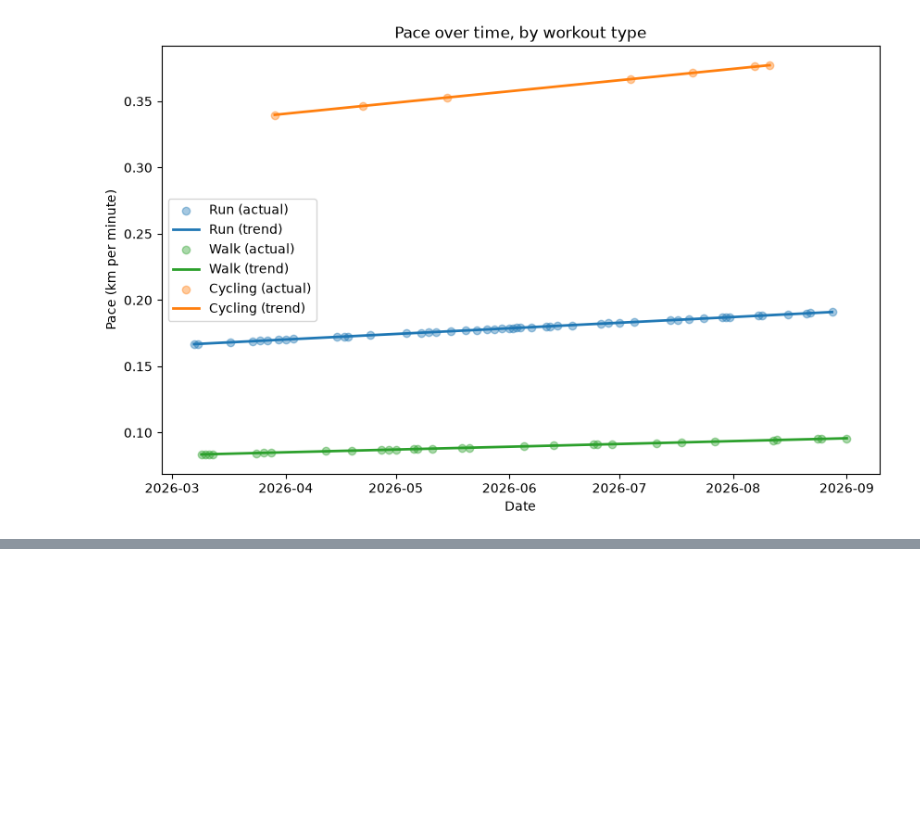
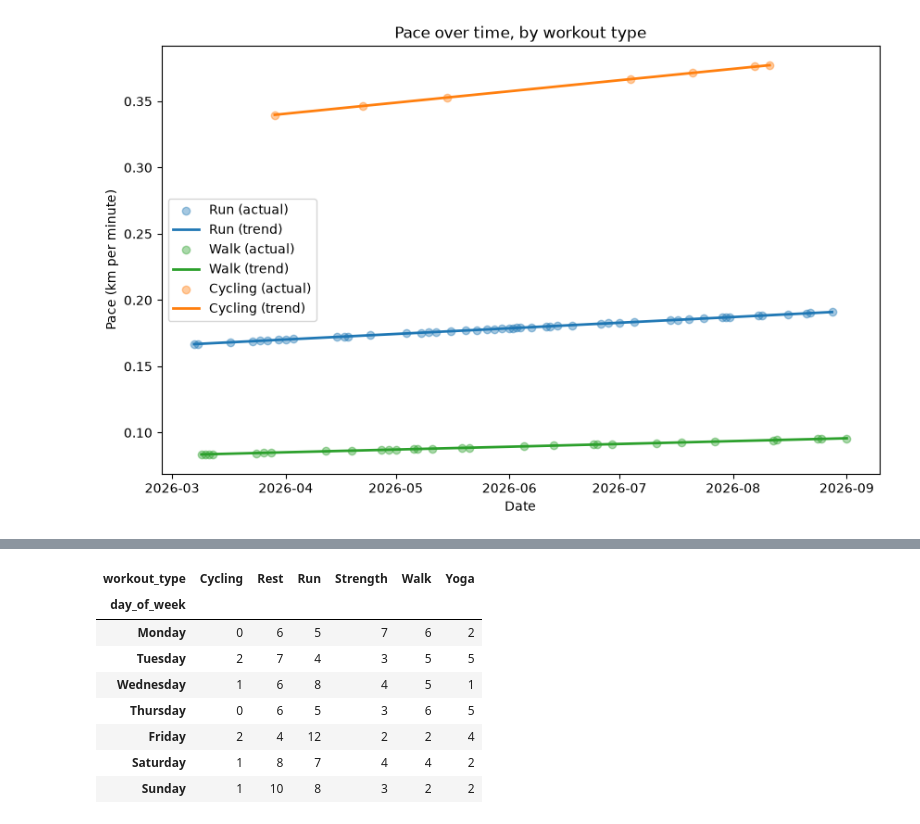
Before and after one commit to pvmarathe/fitness-analytics-portfolio, a Jupyter notebook: notebooks/01_exploration.ipynb, the cells around one changed output, grey strips where cells are left out. Drawn from its saved outputs; the diff is of its cells as text; code cells hidden in the pictures; blank space fills up the shorter version.

```diff
--- a/notebooks/01_exploration.ipynb
+++ b/notebooks/01_exploration.ipynb
@@ -254,0 +259,17 @@ plt.show()
+# %%
+# pandas version
+day_order = ["Monday", "Tuesday", "Wednesday", "Thursday", "Friday", "Saturday", "Sunday"]
+df["day_of_week"] = df["date"].dt.day_name()
+
+# crosstab: one row per day of week, one column per workout type, cells = counts
+pd.crosstab(df["day_of_week"], df["workout_type"]).reindex(day_order)
+# %% [output]
+| workout_type | Cycling | Rest | Run | Strength | Walk | Yoga |
+| day_of_week |  |  |  |  |  |  |
+| Monday | 0 | 6 | 5 | 7 | 6 | 2 |
+| Tuesday | 2 | 7 | 4 | 3 | 5 | 5 |
+| Wednesday | 1 | 6 | 8 | 4 | 5 | 1 |
+| Thursday | 0 | 6 | 5 | 3 | 6 | 5 |
+| Friday | 2 | 4 | 12 | 2 | 2 | 4 |
+| Saturday | 1 | 8 | 7 | 4 | 4 | 2 |
+| Sunday | 1 | 10 | 8 | 3 | 2 | 2 |
```
Also changed, not shown: parts of 7 cells of this notebook.
